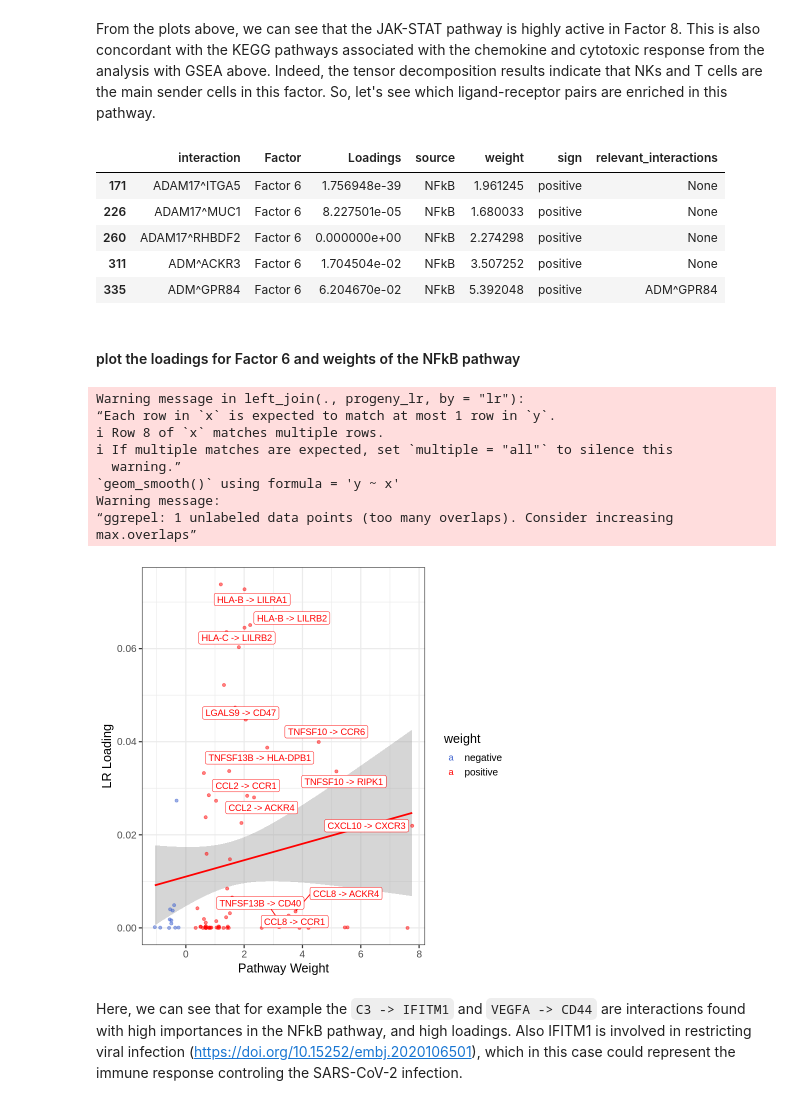
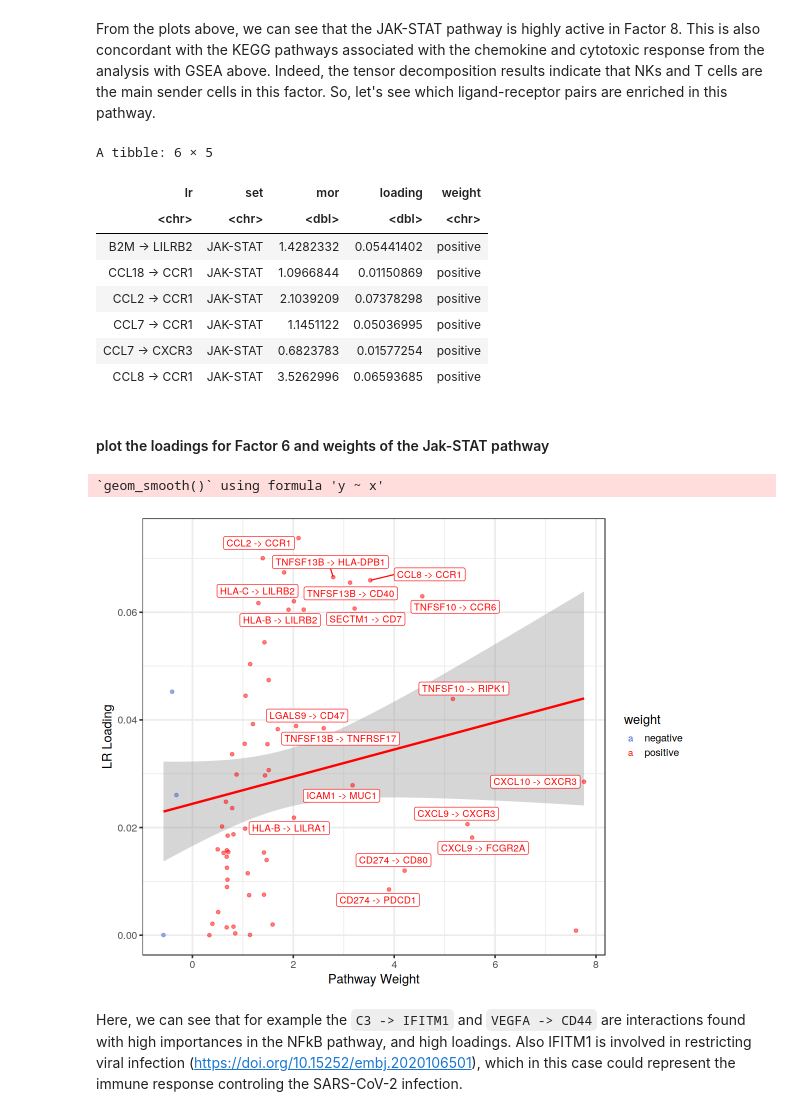
Before and after one commit to saezlab/ccc_protocols, a Jupyter notebook: notebooks/ccc_R/06-Functional-Footprinting.ipynb, the cells around one changed output. Cells and saved outputs as stored; diff of their text form; code cells hidden in the pictures.

```diff
--- a/notebooks/ccc_R/06-Functional-Footprinting.ipynb
+++ b/notebooks/ccc_R/06-Functional-Footprinting.ipynb
@@ -24,14 +35,14 @@ c2c <- reticulate::import(module = "cell2cell", as="c2c")
 # %% [markdown]
 ## Directories
 # %%
-output_folder <- '../../data/tc2c-outputs/'
-data.path <- '/data/hratch/ccc_protocols/interim/' # REPLACE
+output_folder <- file.path('..', '..', 'data', 'tc2c-outputs')
+data_path <- file.path('..', '..', 'data')
 # %% [markdown]
 ## Load Data
 # %% [markdown]
 **Open the loadings obtained from the tensor factorization**
 # %%
-covid_data <- readRDS(paste0(data.path, 'covid_data_sce.rds'))
+covid_data <- readRDS(file.path(data_path, 'covid_data_sce.rds'))
 factors <- liana::get_c2c_factors(sce = covid_data,
                             sample_col = "sample_new",
                             group_col = "condition")
@@ -276,57 +285,42 @@ ylab('') + xlab('Activity')
 # %% [markdown]
 From the plots above, we can see that the JAK-STAT pathway is highly active in Factor 8. This is also concordant with the KEGG pathways associated with the chemokine and cytotoxic response from the analysis with GSEA above. Indeed, the tensor decomposition results indicate that NKs and T cells are the main sender cells in this factor. So, let's see which ligand-receptor pairs are enriched in this pathway.
 # %%
-pathway = 'JAK-STAT'
+# loadings to long format
+lrs <-  factors$interactions %>%
+  left_join(progeny_lr, by="lr") %>%
+  filter(set==pathway) %>%
+  select(lr, set, mor, loading = Factor.4) %>%
+  mutate(lr = gsub(as.character(str_glue("\\^")), " -> ", lr)) %>%
+  mutate(weight = if_else(mor >= 0, "positive", "negative"))
 
-# loadings to long format
-lr_loadings_long = lr_loadings.reset_index().melt(id_vars='index', var_name="Factor", value_name="Loadings").rename(columns={'index':'interaction'})
-# join progeny weights and keep only NFkB pathway
-
-
-lr_loadings_long = lr_loadings_long.merge(lr_progeny, on='interaction').query("source == 'NFkB' and Factor == '{}'".format(selected_factor))
-# add sign to the weights
-lr_loadings_long['sign'] = lr_loadings_long['weight'].apply(lambda x: 'positive' if x > 0 else 'negative')
-# keep only relevant interactions for labels
-lr_loadings_long['relevant_interactions'] = lr_loadings_long.apply(lambda x: x['interaction'] if (x['Loadings'] > 0.025) and (x['weight'] > 2.5) else None, axis=1)
-lr_loadings_long.head()
+head(lrs)
 # %% [output]
+A tibble: 6 × 5
-|  | interaction | Factor | Loadings | source | weight | sign | relevant_interactions |
-| 171 | ADAM17^ITGA5 | Factor 6 | 1.756948e-39 | NFkB | 1.961245 | positive | None |
-| 226 | ADAM17^MUC1 | Factor 6 | 8.227501e-05 | NFkB | 1.680033 | positive | None |
-| 260 | ADAM17^RHBDF2 | Factor 6 | 0.000000e+00 | NFkB | 2.274298 | positive | None |
-| 311 | ADM^ACKR3 | Factor 6 | 1.704504e-02 | NFkB | 3.507252 | positive | None |
-| 335 | ADM^GPR84 | Factor 6 | 6.204670e-02 | NFkB | 5.392048 | positive | ADM^GPR84 |
+| lr | set | mor | loading | weight |
+| <chr> | <chr> | <dbl> | <dbl> | <chr> |
+| B2M -> LILRB2 | JAK-STAT | 1.4282332 | 0.05441402 | positive |
+| CCL18 -> CCR1 | JAK-STAT | 1.0966844 | 0.01150869 | positive |
+| CCL2 -> CCR1 | JAK-STAT | 2.1039209 | 0.07378298 | positive |
+| CCL7 -> CCR1 | JAK-STAT | 1.1451122 | 0.05036995 | positive |
+| CCL7 -> CXCR3 | JAK-STAT | 0.6823783 | 0.01577254 | positive |
+| CCL8 -> CCR1 | JAK-STAT | 3.5262996 | 0.06593685 | positive |
 # %% [markdown]
-#### plot the loadings for Factor 6 and weights of the NFkB pathway
+#### plot the loadings for Factor 6 and weights of the Jak-STAT pathway
 # %%
-pathway = 'JAK-STAT'
-# Plot LRs associated with Estrogen
-lrs <-  factors$interactions %>%
-  left_join(progeny_lr, by="lr") %>%
-  filter(set==pathway) %>%
-  select(lr, set, mor, loading = Factor.4) %>%
-  mutate(lr = gsub(as.character(str_glue("\\^")), " -> ", lr)) %>%
-  mutate(weight = if_else(mor >= 0, "positive", "negative"))
+# Plot LRs associated the pathway
 lrs %>%
   # only label those that are > x
   mutate(lr = if_else(loading>=0.001 & abs(mor) > 2, lr, "")) %>%
   ggplot(aes(x=mor, y=loading, colour=weight)) +
   # label only top 20
   stat_smooth(method = "lm", col = "red") +
   geom_point(alpha = 0.5) +
   ggrepel::geom_label_repel(aes(label = lr)) +
   theme_bw(base_size = 15) +
   scale_colour_manual(values = c("royalblue3", "red")) +
   labs(x="Pathway Weight", y="LR Loading")
 # %% [output]
-Warning message in left_join(., progeny_lr, by = "lr"):
-“Each row in `x` is expected to match at most 1 row in `y`.
-ℹ Row 8 of `x` matches multiple rows.
-ℹ If multiple matches are expected, set `multiple = "all"` to silence this
-  warning.”
-`geom_smooth()` using formula = 'y ~ x'
-Warning message:
-“ggrepel: 1 unlabeled data points (too many overlaps). Consider increasing max.overlaps”
+`geom_smooth()` using formula 'y ~ x'
-[figure, old version]
+[figure, new version]
 # %% [markdown]
 Here, we can see that for example the `C3 -> IFITM1` and `VEGFA -> CD44` are interactions found with high importances in the NFkB pathway, and high loadings. Also IFITM1 is involved in restricting viral infection (https://doi.org/10.15252/embj.2020106501), which in this case could represent the immune response controling the SARS-CoV-2 infection.
```
Also changed, not shown: parts of 13 cells of this notebook, 30 other files.
